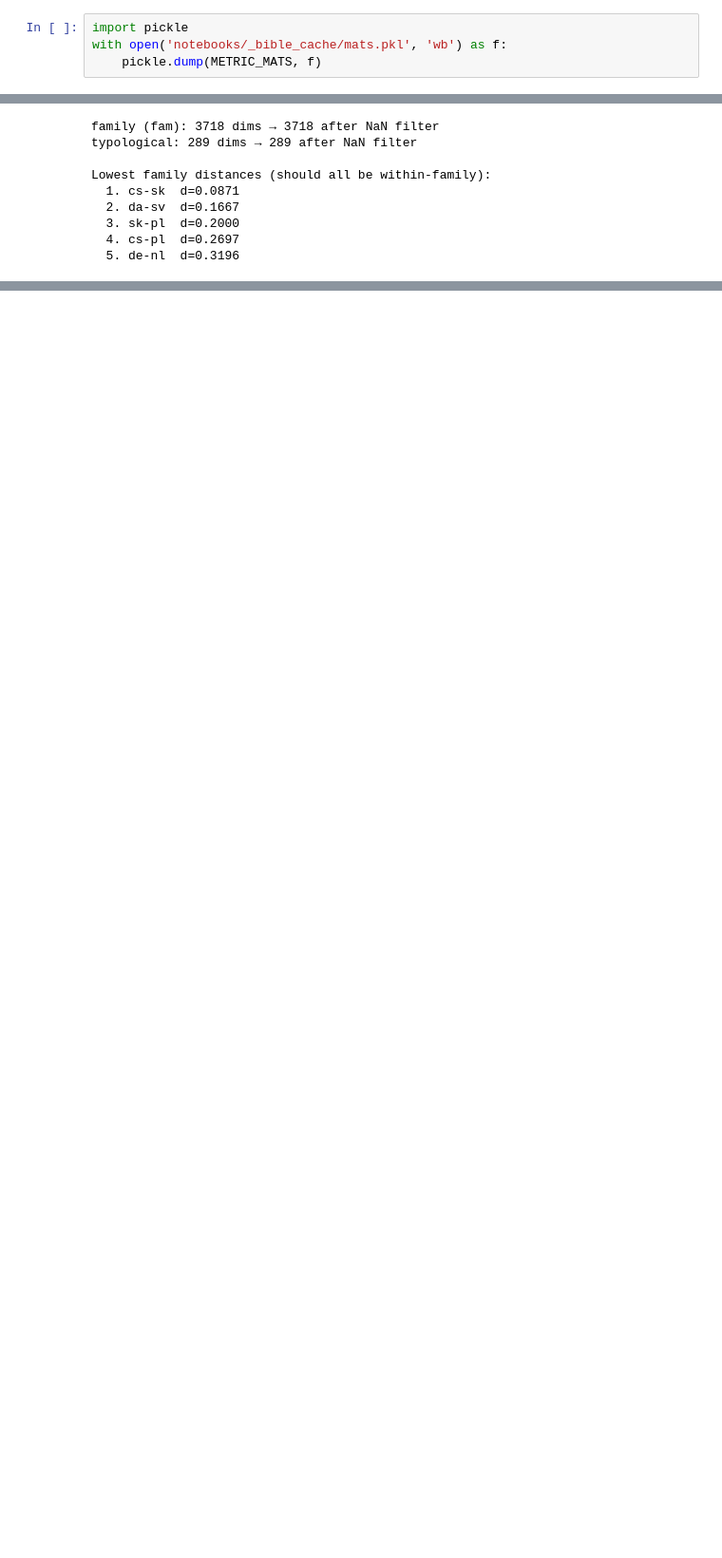
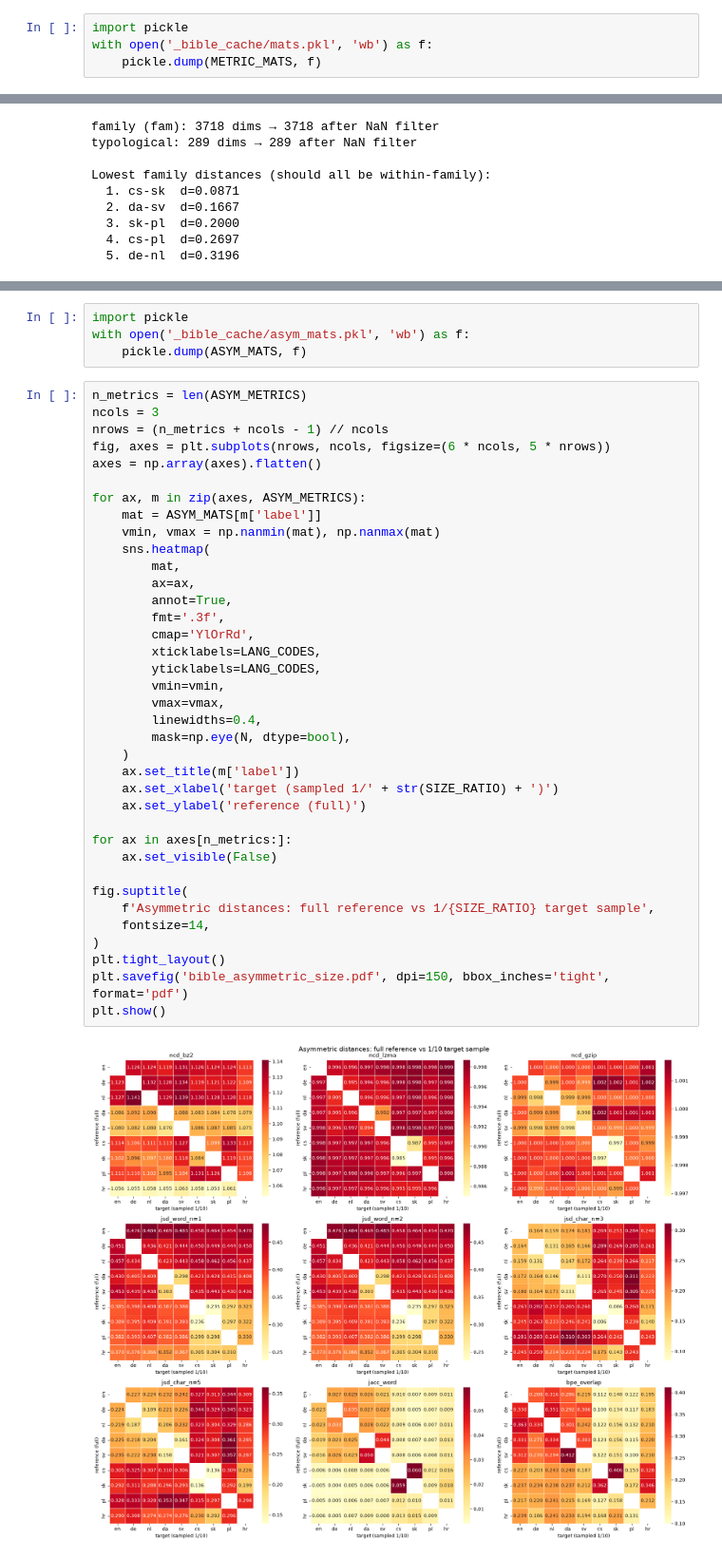
Before and after one commit to hrasto/corpus_helpers, a Jupyter notebook: notebooks/bible_domain_distance.ipynb, the cells around one changed output, grey strips where cells are left out. Shown at 95% size. Cells and saved outputs as stored; diff of their text form; blank space fills up the shorter version.

Commit message:
bible simulations: comparison between domain-distance metrics and uriel vectors for slasvic and germanic languages

```diff
--- a/notebooks/bible_domain_distance.ipynb
+++ b/notebooks/bible_domain_distance.ipynb
@@ -169,6 +181,6 @@ Computing 36 pairs × 6 metrics...
 # %%
 import pickle
-with open('notebooks/_bible_cache/mats.pkl', 'wb') as f:
+with open('_bible_cache/mats.pkl', 'wb') as f:
     pickle.dump(METRIC_MATS, f)
 # %% [markdown]
 ## 4. URIEL evaluation
@@ -388,0 +429,43 @@ plt.show()
+# %%
+import pickle
+with open('_bible_cache/asym_mats.pkl', 'wb') as f:
+    pickle.dump(ASYM_MATS, f)
+# %%
+n_metrics = len(ASYM_METRICS)
+ncols = 3
+nrows = (n_metrics + ncols - 1) // ncols
+fig, axes = plt.subplots(nrows, ncols, figsize=(6 * ncols, 5 * nrows))
+axes = np.array(axes).flatten()
+
+for ax, m in zip(axes, ASYM_METRICS):
+    mat = ASYM_MATS[m['label']]
+    vmin, vmax = np.nanmin(mat), np.nanmax(mat)
+    sns.heatmap(
+        mat,
+        ax=ax,
+        annot=True,
+        fmt='.3f',
+        cmap='YlOrRd',
+        xticklabels=LANG_CODES,
+        yticklabels=LANG_CODES,
+        vmin=vmin,
+        vmax=vmax,
+        linewidths=0.4,
+        mask=np.eye(N, dtype=bool),
+    )
+    ax.set_title(m['label'])
+    ax.set_xlabel('target (sampled 1/' + str(SIZE_RATIO) + ')')
+    ax.set_ylabel('reference (full)')
+
+for ax in axes[n_metrics:]:
+    ax.set_visible(False)
+
+fig.suptitle(
+    f'Asymmetric distances: full reference vs 1/{SIZE_RATIO} target sample',
+    fontsize=14,
+)
+plt.tight_layout()
+plt.savefig('bible_asymmetric_size.pdf', dpi=150, bbox_inches='tight', format='pdf')
+plt.show()
+# %% [output]
+[figure, added]
```
Also changed, not shown: parts of 16 cells of this notebook, 3 other files.
